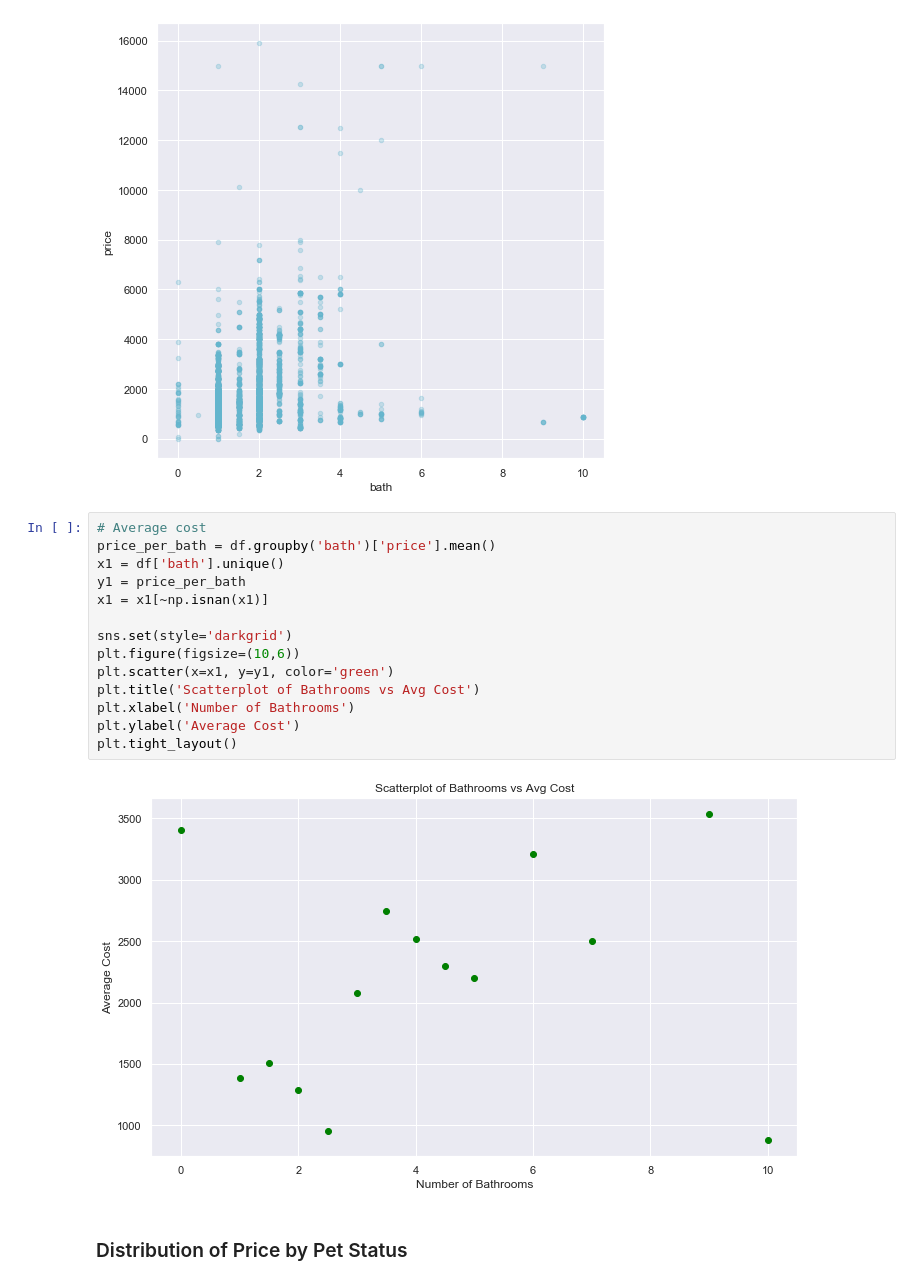
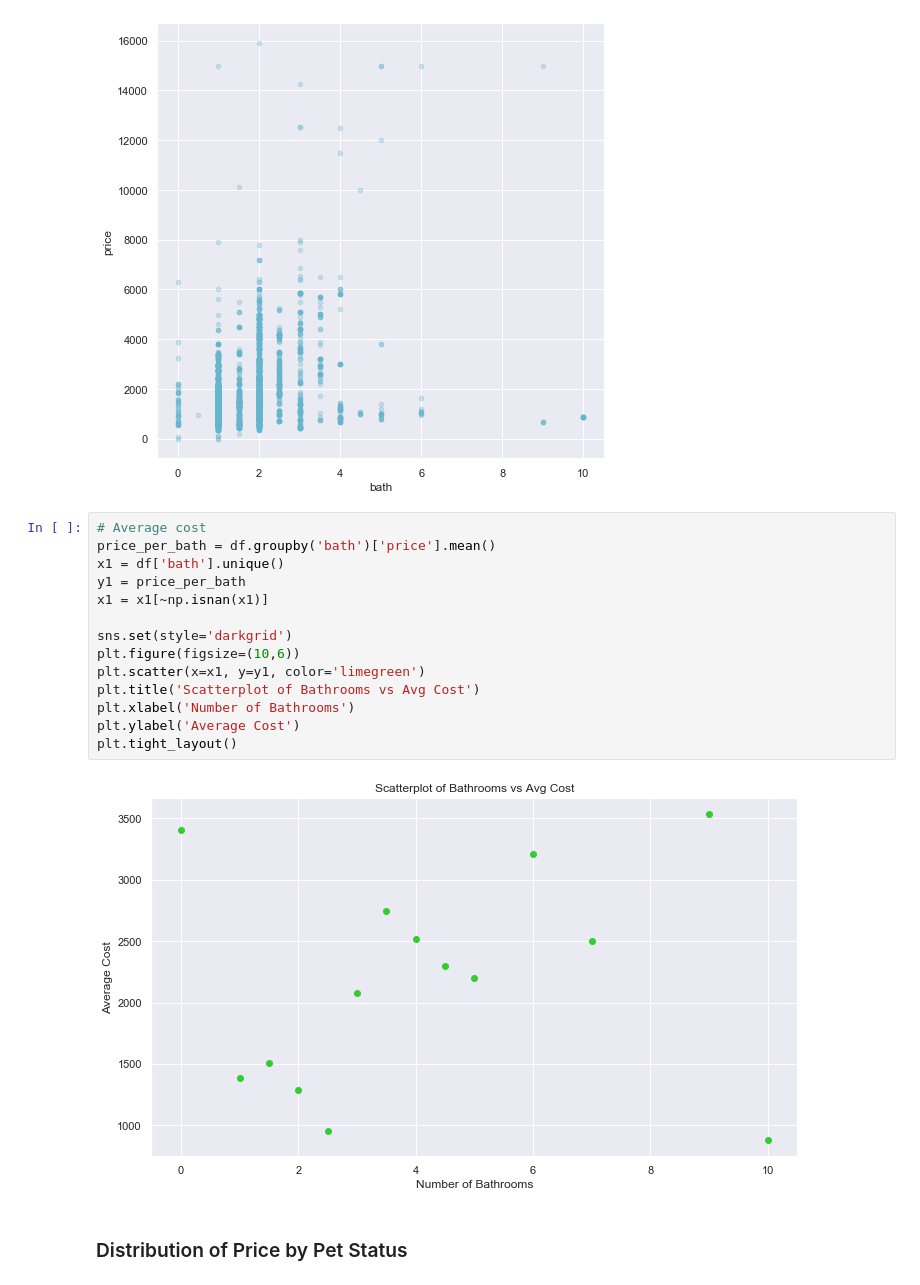
Before and after one commit to lilyzhai/housing-survey, a Jupyter notebook: EDA/EDA - final.ipynb, the cells around one changed output. Drawn from its saved outputs; the diff is of its cells as text.

```diff
--- a/EDA/EDA - final.ipynb
+++ b/EDA/EDA - final.ipynb
@@ -141,19 +142,19 @@ df.plot(kind='scatter', x='bath', y='price', color='c', figsize=(8,8), alpha=0.3
 # %%
 # Average cost
 price_per_bath = df.groupby('bath')['price'].mean()
 x1 = df['bath'].unique()
 y1 = price_per_bath
 x1 = x1[~np.isnan(x1)]
 
 sns.set(style='darkgrid')
 plt.figure(figsize=(10,6))
-plt.scatter(x=x1, y=y1, color='green')
+plt.scatter(x=x1, y=y1, color='limegreen')
 plt.title('Scatterplot of Bathrooms vs Avg Cost')
 plt.xlabel('Number of Bathrooms')
 plt.ylabel('Average Cost')
 plt.tight_layout()
 # %% [output]
-[figure, old version]
+[figure, new version]
 # %% [markdown]
 ### Distribution of Price by Pet Status
 # %%
```
Also changed, not shown: parts of 8 cells of this notebook.
